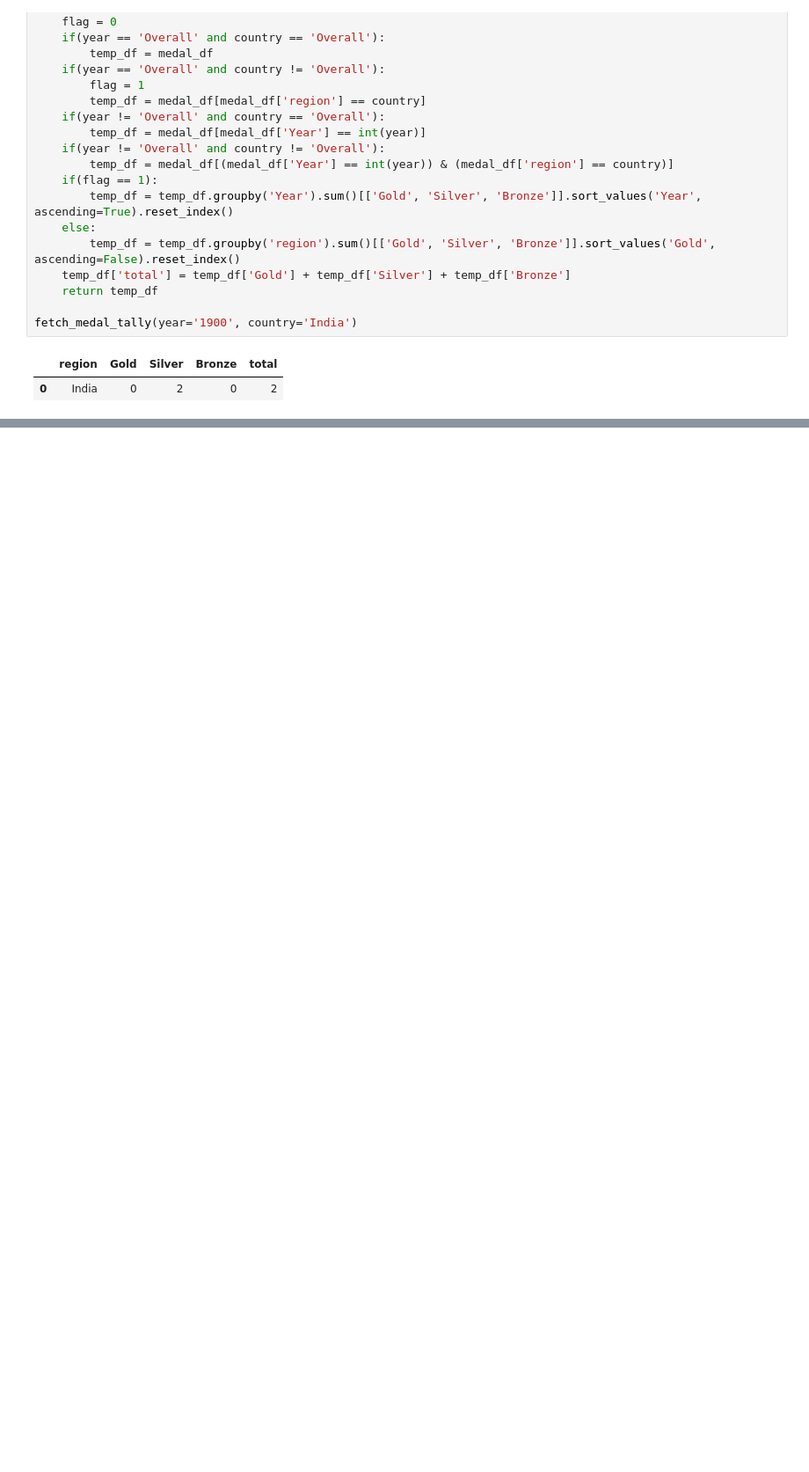
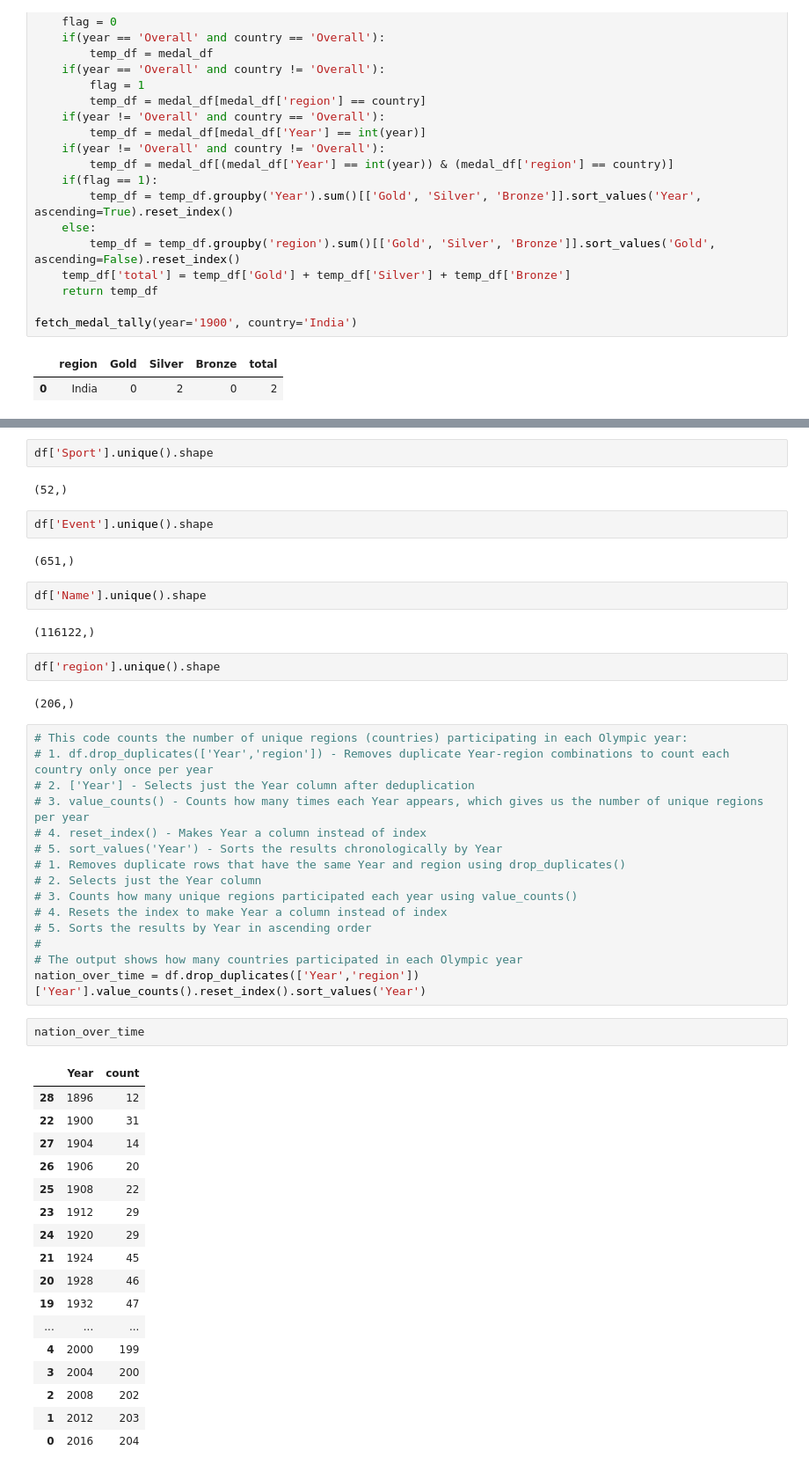
Before and after one commit to itsmeankeet/MachineLearning, a Jupyter notebook: olympics-data-analysis-webapp/app.ipynb, the cells around one changed output, grey strips where cells are left out. Shown at 88% size. Drawn from its saved outputs; the diff is of its cells as text; blank space fills up the shorter version.

```diff
--- a/olympics-data-analysis-webapp/app.ipynb
+++ b/olympics-data-analysis-webapp/app.ipynb
@@ -522,0 +559,51 @@ fetch_medal_tally(year='1900', country='India')
+# %%
+df['Sport'].unique().shape
+# %% [output]
+(52,)
+# %%
+df['Event'].unique().shape
+# %% [output]
+(651,)
+# %%
+df['Name'].unique().shape
+# %% [output]
+(116122,)
+# %%
+df['region'].unique().shape
+# %% [output]
+(206,)
+# %%
+# This code counts the number of unique regions (countries) participating in each Olympic year:
+# 1. df.drop_duplicates(['Year','region']) - Removes duplicate Year-region combinations to count each country only once per year
+# 2. ['Year'] - Selects just the Year column after deduplication
+# 3. value_counts() - Counts how many times each Year appears, which gives us the number of unique regions per year
+# 4. reset_index() - Makes Year a column instead of index
+# 5. sort_values('Year') - Sorts the results chronologically by Year
+# 1. Removes duplicate rows that have the same Year and region using drop_duplicates()
+# 2. Selects just the Year column
+# 3. Counts how many unique regions participated each year using value_counts()
+# 4. Resets the index to make Year a column instead of index
+# 5. Sorts the results by Year in ascending order
+#
+# The output shows how many countries participated in each Olympic year
+nation_over_time = df.drop_duplicates(['Year','region'])['Year'].value_counts().reset_index().sort_values('Year')
+# %%
+nation_over_time
+# %% [output]
+|  | Year | count |
+| 28 | 1896 | 12 |
+| 22 | 1900 | 31 |
+| 27 | 1904 | 14 |
+| 26 | 1906 | 20 |
+| 25 | 1908 | 22 |
+| 23 | 1912 | 29 |
+| 24 | 1920 | 29 |
+| 21 | 1924 | 45 |
+| 20 | 1928 | 46 |
+| 19 | 1932 | 47 |
+| ... | ... | ... |
+| 4 | 2000 | 199 |
+| 3 | 2004 | 200 |
+| 2 | 2008 | 202 |
+| 1 | 2012 | 203 |
+| 0 | 2016 | 204 |
```
Also changed, not shown: parts of 15 cells of this notebook, 5 other files.
